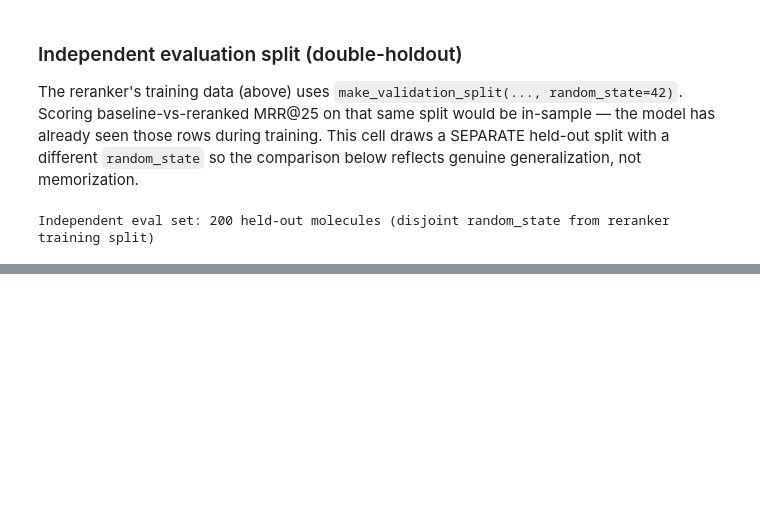
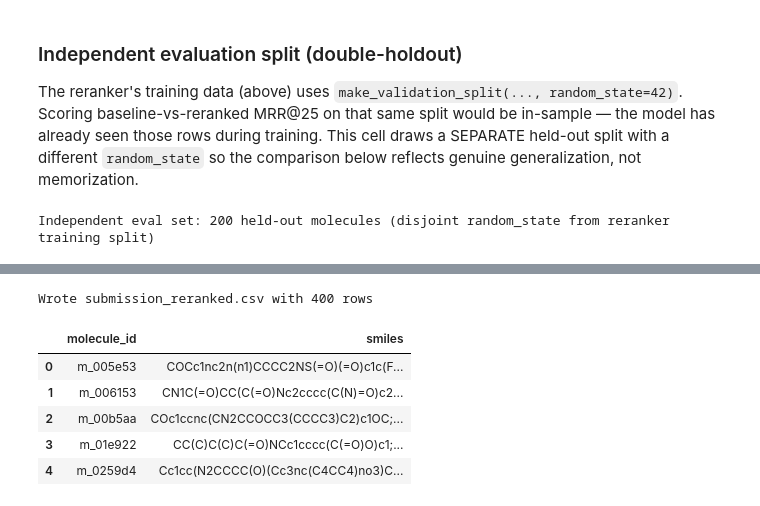
Before and after one commit to NoName7n11/Enveda_CASMI_2026, a Jupyter notebook: Enveda_CASMI_local.ipynb, the cells around one changed output, grey strips where cells are left out. Cells and saved outputs as stored; diff of their text form; code cells hidden in the pictures; blank space fills up the shorter version.

```diff
--- a/Enveda_CASMI_local.ipynb
+++ b/Enveda_CASMI_local.ipynb
@@ -207,0 +212,33 @@ Independent double-holdout: this eval split (random_state=99) is disjoint from t
+# %%
+reranked_rows = []
+for molecule_id, group in test_df.groupby("molecule_id"):
+    features = extract_candidate_features(group, train_df, ppm_tolerance=15.0)
+    if features.empty:
+        reranked_rows.append({"molecule_id": molecule_id, "smiles": ""})
+        continue
+    top_smiles = rerank_candidates(
+        reranker_predictor, features, _RERANKER_FEATURE_COLUMNS, top_k=25
+    )
+    reranked_rows.append({"molecule_id": molecule_id, "smiles": ";".join(top_smiles)})
+
+submission_reranked_df = pd.DataFrame(reranked_rows)
+
+# Same Kaggle format constraints as the baseline submission cell.
+submission_reranked_df["smiles"] = submission_reranked_df["smiles"].replace("", "CCO")
+
+assert submission_reranked_df["molecule_id"].is_unique
+assert submission_reranked_df["smiles"].notna().all()
+assert (submission_reranked_df["smiles"].str.count(";") <= 24).all()
+assert set(submission_reranked_df["molecule_id"]) == set(test_df["molecule_id"])
+
+submission_reranked_df.to_csv("submission_reranked.csv", index=False)
+print(f"Wrote submission_reranked.csv with {len(submission_reranked_df)} rows")
+submission_reranked_df.head()
+# %% [output]
+Wrote submission_reranked.csv with 400 rows
+|  | molecule_id | smiles |
+| 0 | m_005e53 | COCc1nc2n(n1)CCCC2NS(=O)(=O)c1c(F... |
+| 1 | m_006153 | CN1C(=O)CC(C(=O)Nc2cccc(C(N)=O)c2... |
+| 2 | m_00b5aa | COc1ccnc(CN2CCOCC3(CCCC3)C2)c1OC;... |
+| 3 | m_01e922 | CC(C)C(C)C(=O)NCc1cccc(C(=O)O)c1;... |
+| 4 | m_0259d4 | Cc1cc(N2CCCC(O)(Cc3nc(C4CC4)no3)C... |
```
Also changed, not shown: parts of 5 cells of this notebook, 2 other files.
